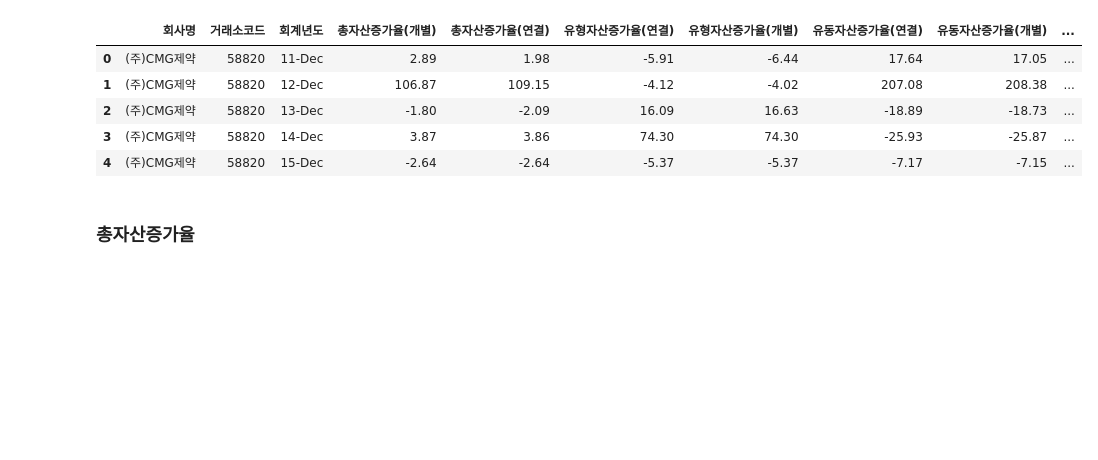
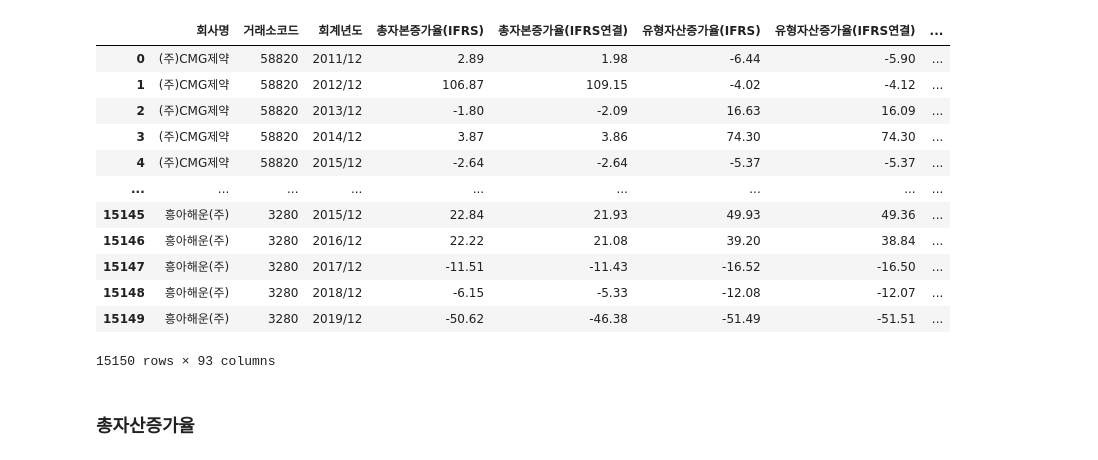
Before and after one commit to Penta-Audit-Technology/jh, a Jupyter notebook: 재무비율진짜.ipynb, the cells around one changed output. Cells and saved outputs as stored; diff of their text form; code cells hidden in the pictures; blank space fills up the shorter version.

```diff
--- a/재무비율진짜.ipynb
+++ b/재무비율진짜.ipynb
@@ -1,18 +1,25 @@
 # %%
 import pandas as pd
 import numpy as np
 pd.options.display.max_columns = None
-df = pd.read_csv('재무비율계산.csv',encoding='cp949')
+df = pd.read_csv('다시한번재무비율.csv',encoding='cp949')
 df = df.fillna(1254789.63)
 df = df.round(2)
-df.head()
+df
 # %% [output]
-|  | 회사명 | 거래소코드 | 회계년도 | 총자산증가율(개별) | 총자산증가율(연결) | 유형자산증가율(연결) | 유형자산증가율(개별) | 유동자산증가율(연결) | 유동자산증가율(개별) | ... |
-| 0 | (주)CMG제약 | 58820 | 11-Dec | 2.89 | 1.98 | -5.91 | -6.44 | 17.64 | 17.05 | ... |
-| 1 | (주)CMG제약 | 58820 | 12-Dec | 106.87 | 109.15 | -4.12 | -4.02 | 207.08 | 208.38 | ... |
-| 2 | (주)CMG제약 | 58820 | 13-Dec | -1.80 | -2.09 | 16.09 | 16.63 | -18.89 | -18.73 | ... |
-| 3 | (주)CMG제약 | 58820 | 14-Dec | 3.87 | 3.86 | 74.30 | 74.30 | -25.93 | -25.87 | ... |
-| 4 | (주)CMG제약 | 58820 | 15-Dec | -2.64 | -2.64 | -5.37 | -5.37 | -7.17 | -7.15 | ... |
+|  | 회사명 | 거래소코드 | 회계년도 | 총자본증가율(IFRS) | 총자본증가율(IFRS연결) | 유형자산증가율(IFRS) | 유형자산증가율(IFRS연결) | ... |
+| 0 | (주)CMG제약 | 58820 | 2011/12 | 2.89 | 1.98 | -6.44 | -5.90 | ... |
+| 1 | (주)CMG제약 | 58820 | 2012/12 | 106.87 | 109.15 | -4.02 | -4.12 | ... |
+| 2 | (주)CMG제약 | 58820 | 2013/12 | -1.80 | -2.09 | 16.63 | 16.09 | ... |
+| 3 | (주)CMG제약 | 58820 | 2014/12 | 3.87 | 3.86 | 74.30 | 74.30 | ... |
+| 4 | (주)CMG제약 | 58820 | 2015/12 | -2.64 | -2.64 | -5.37 | -5.37 | ... |
+| ... | ... | ... | ... | ... | ... | ... | ... | ... |
+| 15145 | 흥아해운(주) | 3280 | 2015/12 | 22.84 | 21.93 | 49.93 | 49.36 | ... |
+| 15146 | 흥아해운(주) | 3280 | 2016/12 | 22.22 | 21.08 | 39.20 | 38.84 | ... |
+| 15147 | 흥아해운(주) | 3280 | 2017/12 | -11.51 | -11.43 | -16.52 | -16.50 | ... |
+| 15148 | 흥아해운(주) | 3280 | 2018/12 | -6.15 | -5.33 | -12.08 | -12.07 | ... |
+| 15149 | 흥아해운(주) | 3280 | 2019/12 | -50.62 | -46.38 | -51.49 | -51.51 | ... |
+15150 rows × 93 columns
 # %% [markdown]
 ### 총자산증가율
 # %%
```
Also changed, not shown: parts of 6 cells of this notebook, 11 other files.
